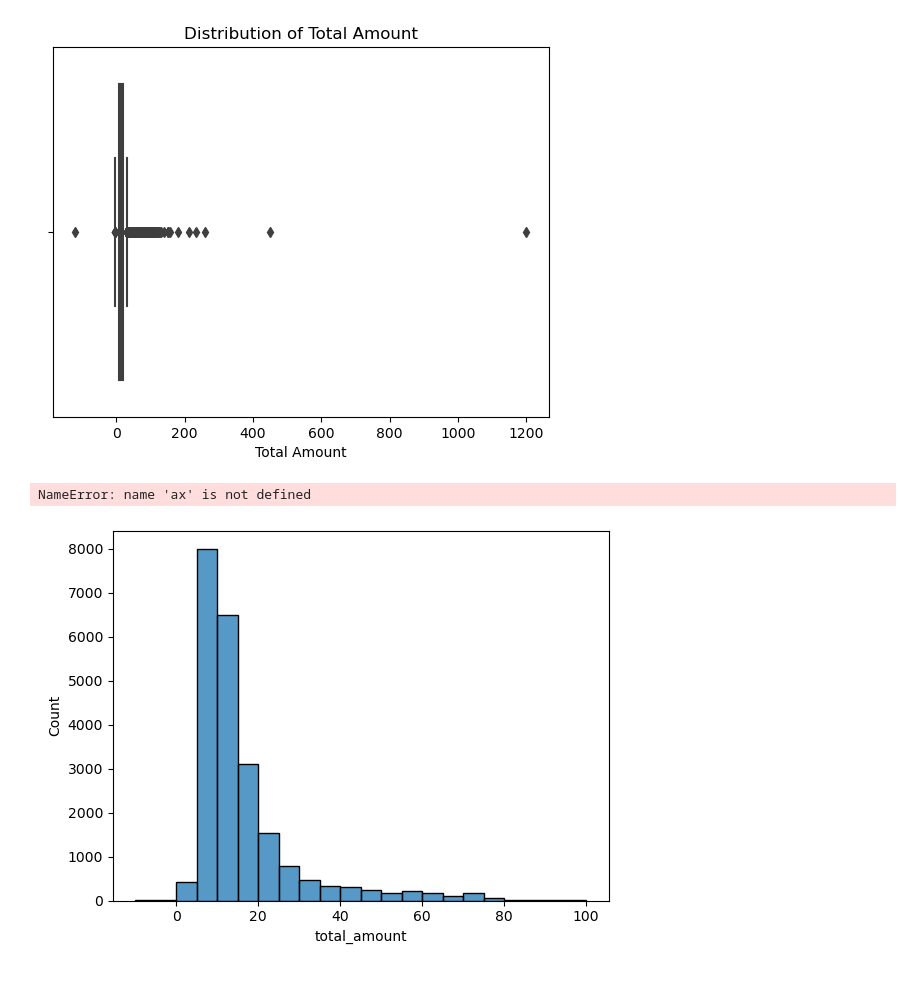
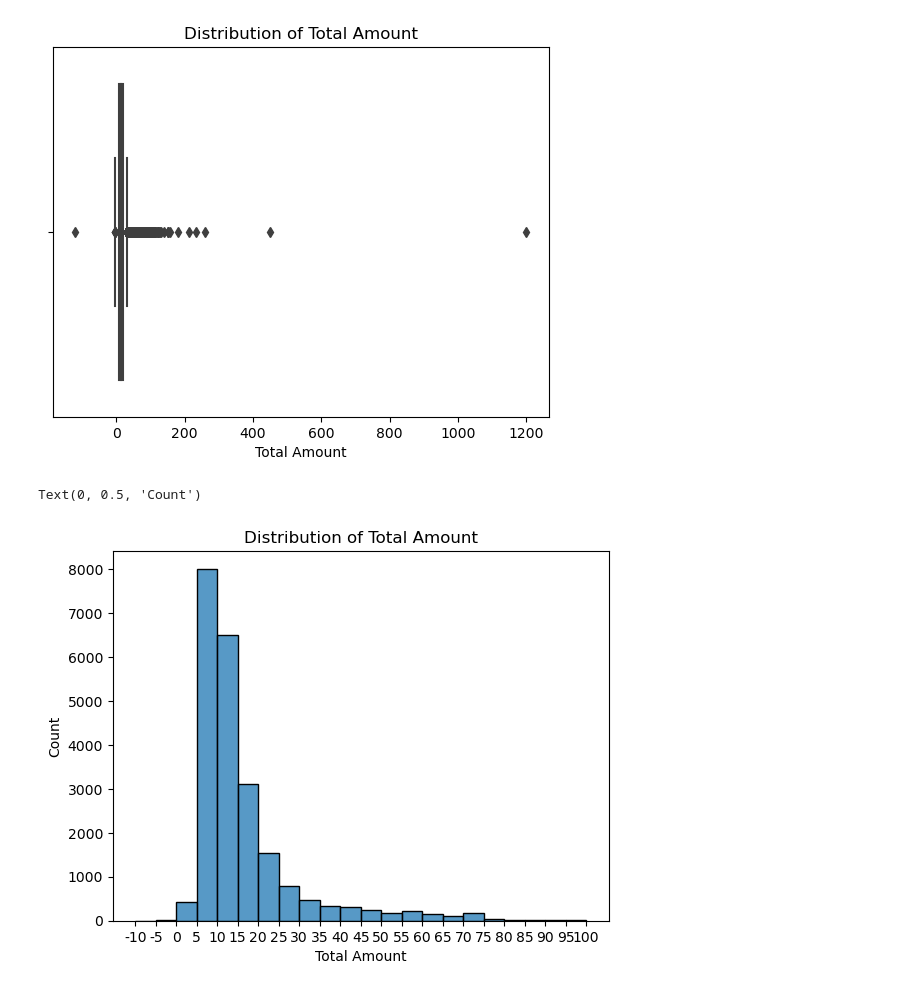
Before and after one commit to alishanstyles/Automatidata, a Jupyter notebook: Untitled.ipynb, the cells around one changed output. Drawn from its saved outputs; the diff is of its cells as text; code cells hidden in the pictures.

Commit message:
creating visualizations

```diff
--- a/Untitled.ipynb
+++ b/Untitled.ipynb
@@ -91,13 +91,13 @@ plt.xlabel('Total Amount');
 [figure]
 # %%
 # Create histogram of total_amount
-sns.histplot(data = df,
+ax = sns.histplot(data = df,
              x = 'total_amount', bins=range(-10,101,5))
 ax.set_xticks(range(-10,101,5))
 ax.set_xticklabels(range(-10,101,5))
 plt.title('Distribution of Total Amount')
 plt.xlabel('Total Amount')
 plt.ylabel('Count')
 # %% [output]
-NameError: name 'ax' is not defined
+Text(0, 0.5, 'Count')
-[figure, old version]
+[figure, new version]
```
Also changed, not shown: parts of 8 cells of this notebook.
